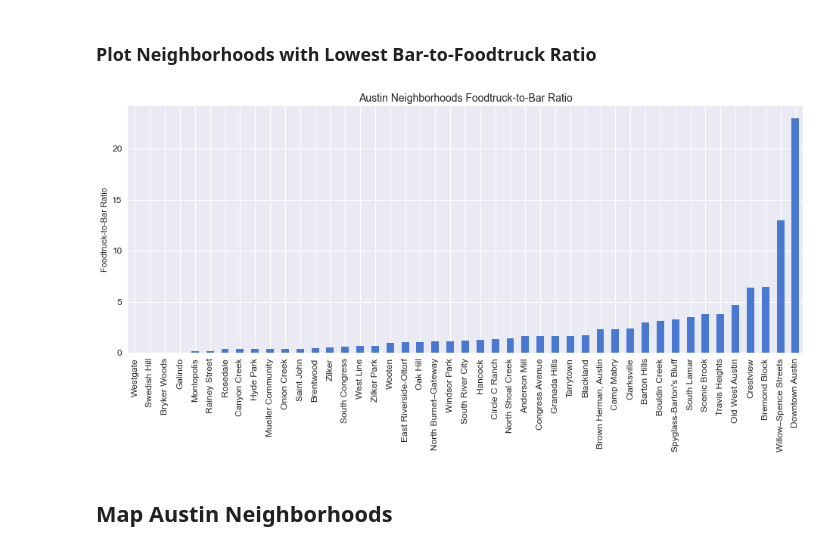
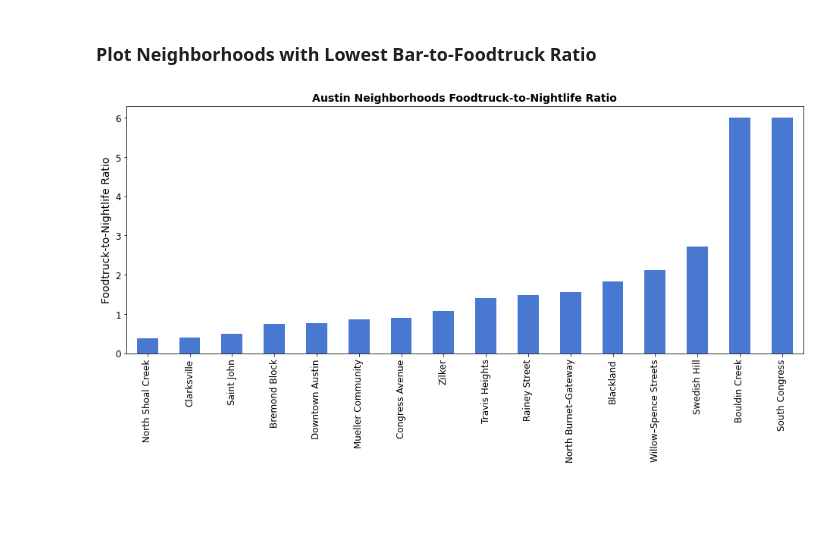
Before and after one commit to bryandeagle/Coursera_Capstone, a Jupyter notebook: Battle-of-the-Neighborhoods.ipynb, the cells around one changed output. Saved outputs shown, nothing was run; the diff lists cells and outputs as text; code cells hidden in the pictures; blank space fills up the shorter version.

```diff
--- a/Battle-of-the-Neighborhoods.ipynb
+++ b/Battle-of-the-Neighborhoods.ipynb
@@ -34,3 +46,7 @@ df.head()
+# %%
+# Foursquare categories
+foodtruck = '4bf58dd8d48988d1cb941735'
+nightlife = '52e81612bcbc57f1066b7a0d,56aa371ce4b08b9a8d57356c,4bf58dd8d48988d117941735,52e81612bcbc57f1066b7a0e,4bf58dd8d48988d11e941735,4bf58dd8d48988d118941735,4bf58dd8d48988d1d8941735,4bf58dd8d48988d119941735,4bf58dd8d48988d120941735,4bf58dd8d48988d11b941735,4bf58dd8d48988d11c941735,4bf58dd8d48988d1d4941735,56aa371be4b08b9a8d57354d,4bf58dd8d48988d122941735,4bf58dd8d48988d123941735,50327c8591d4c4b30a586d5d,4bf58dd8d48988d121941735,4bf58dd8d48988d11f941735,4bf58dd8d48988d11a941735'
 # %%
 def venue_count_dummy(row, category):
     """ Dummy of venue count to avoid exceeding quota during debug """
@@ -45,19 +61,3 @@ def venue_count(row, category):
     if results['meta']['code'] == '429':
         raise ValueError('Foursquare Quota Exceeded')
     return int(results['response']['totalResults'])
-
-# Foursquare categories
-cats = {'nightlife': '4d4b7105d754a06376d81259',
-        'foodtruck': '4bf58dd8d48988d1cb941735'}
-
-# Apply venue_count function to dataframe
-df['Nightlife'] = df[['Latitude', 'Longitude']].apply(venue_count_dummy, args=(cats['nightlife'],), axis=1)
-df['Food Truck'] = df[['Latitude', 'Longitude']].apply(venue_count_dummy, args=(cats['foodtruck'],), axis=1)
-
-# Drop neighborhoods with no nightlife
-df.drop(df[df['Nightlife'] == 0 ].index, inplace=True)
-
-# Calculate and sort byFoodtruck-to-Bar Ratio (FBR)
-df['FBR'] = df['Food Truck'] / df['Nightlife']
-df.sort_values('FBR', inplace=True)
-df.head()  # Display results
@@ -70,0 +64,14 @@ df.head()  # Display results
+# %%
+# Get nighlife venue count and add to dataframe
+df['Nightlife'] = df[['Latitude', 'Longitude']].apply(venue_count, args=(nightlife,), axis=1)
+
+# Drop neighborhoods with to few nightlife spots
+df.drop(df[df['Nightlife'] < 5 ].index, inplace=True)
+
+# Get food truck venue count and add to dataframe
+df['Food Truck'] = df[['Latitude', 'Longitude']].apply(venue_count, args=(foodtruck,), axis=1)
+
+# Calculate and sort byFoodtruck-to-Bar Ratio (FBR)
+df['FNR'] = df['Food Truck'] / df['Nightlife']
+df.sort_values('FNR', inplace=True)
+df.head()  # Display results
@@ -73,14 +87,10 @@ df.head()  # Display results
 # %%
 # Plot neighborhoods in descendingn order by BFR
 df.plot(kind='bar',
-        x='Neighborhood', xlabel='',
-        y='FBR', ylabel='Foodtruck-to-Bar Ratio',
-        figsize=(16, 6),
-        fontsize=12,
-        legend=None)
-plt.title('Austin Neighborhoods Foodtruck-to-Bar Ratio', fontsize=14)
+        x='Neighborhood', y='FNR', xlabel='',
+        figsize=(16, 6), fontsize=12, legend=None)
+plt.title('Austin Neighborhoods Foodtruck-to-Nightlife Ratio', fontsize=14, fontweight='bold')
+plt.ylabel('Foodtruck-to-Nightlife Ratio', fontsize=14)
 plt.show()
 # %% [output]
-[figure, old version]
+[figure, new version]
-# %% [markdown]
-## Map Austin Neighborhoods
```
Also changed, not shown: parts of 22 cells of this notebook, 4 other files.
